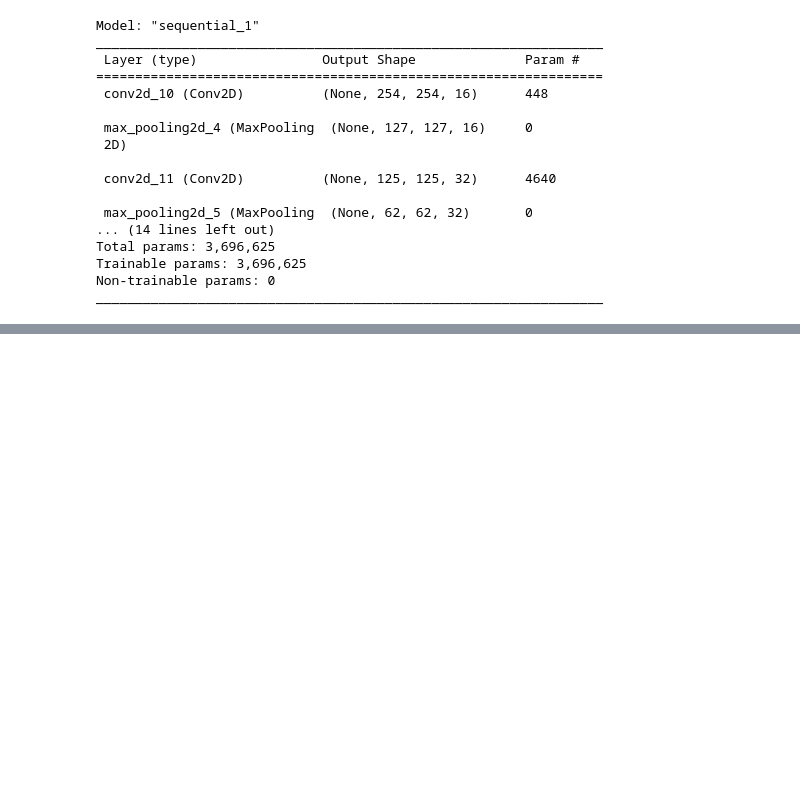
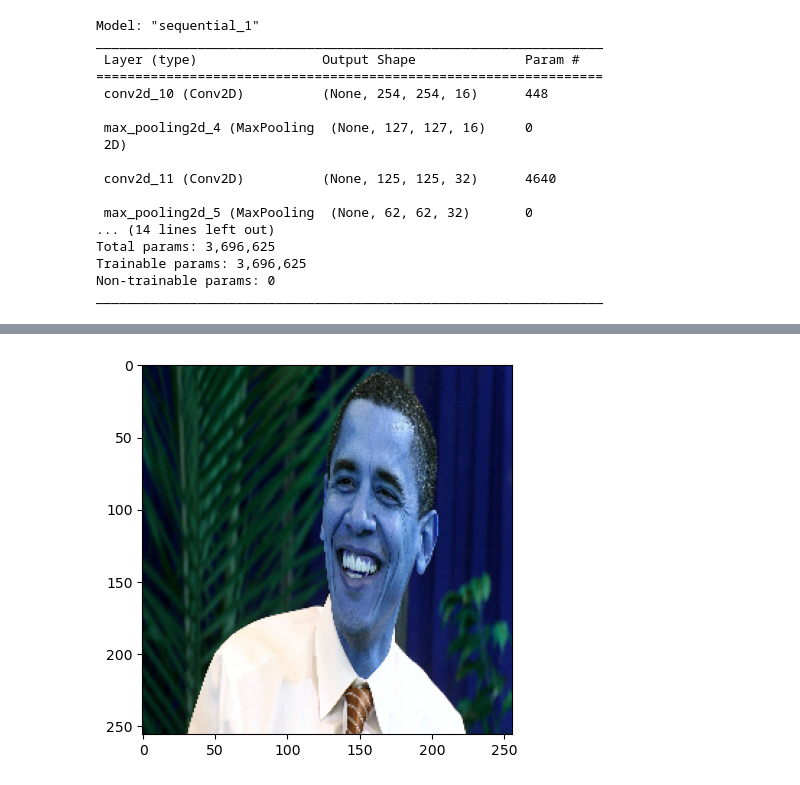
Before and after one commit to ramonshri02/cnnImageClassifier, a Jupyter notebook: Code.ipynb, the cells around one changed output, grey strips where cells are left out. Saved outputs shown, nothing was run; the diff lists cells and outputs as text; code cells hidden in the pictures; blank space fills up the shorter version.

```diff
--- a/Code.ipynb
+++ b/Code.ipynb
@@ -147,0 +231,6 @@ _________________________________________________________________
+# %%
+resize = tf.image.resize(img, (256, 256))
+plt.imshow(resize.numpy().astype(int))
+plt.show()
+# %% [output]
+[figure, added]
```
Also changed, not shown: parts of 23 cells of this notebook, 11 other files.
